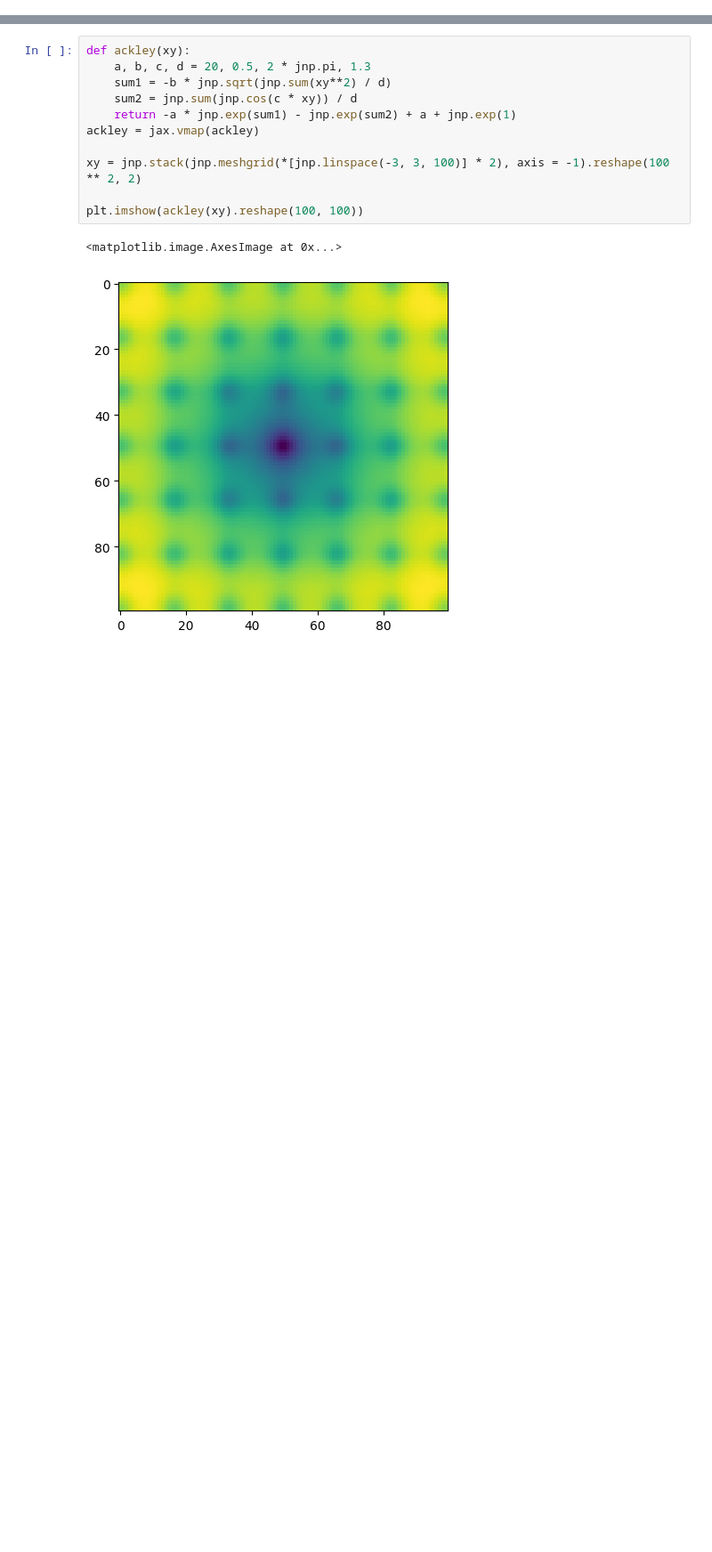
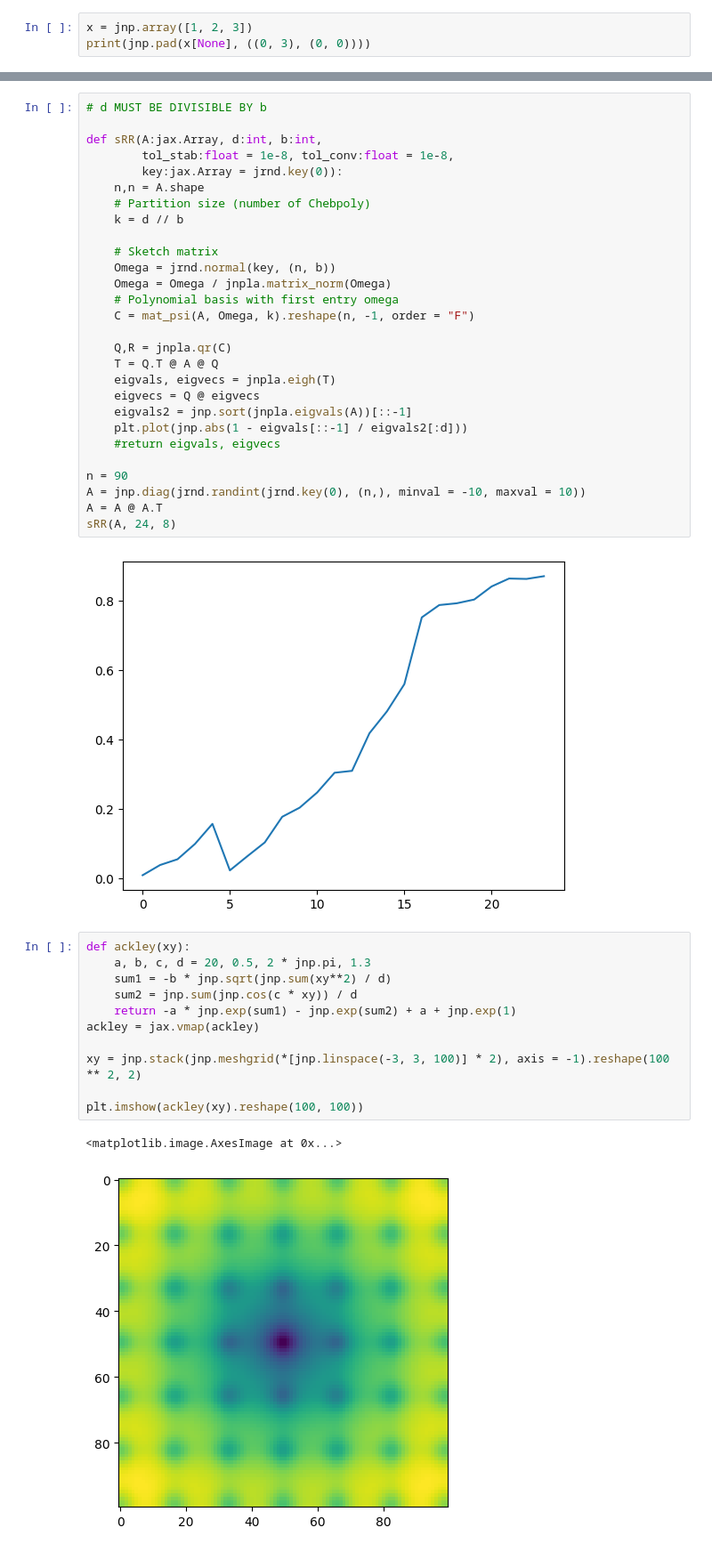
Before and after one commit to ianmessa/PSHAX, a Jupyter notebook: numerics/sketches.ipynb, the cells around one changed output, grey strips where cells are left out. Shown: that part at 89% size. Cells and saved outputs as stored; diff of their text form; blank space fills up the shorter version.

```diff
--- a/numerics/sketches.ipynb
+++ b/numerics/sketches.ipynb
@@ -6,0 +10,3 @@ from sobol import *
+# %%
+x = jnp.array([1, 2, 3])
+print(jnp.pad(x[None], ((0, 3), (0, 0))))
@@ -7,3 +253,33 @@ from sobol import *
+# %%
+# d MUST BE DIVISIBLE BY b
+
+def sRR(A:jax.Array, d:int, b:int,
+        tol_stab:float = 1e-8, tol_conv:float = 1e-8,
+        key:jax.Array = jrnd.key(0)):
+    n,n = A.shape
+    # Partition size (number of Chebpoly)
+    k = d // b
+
+    # Sketch matrix
+    Omega = jrnd.normal(key, (n, b))
+    Omega = Omega / jnpla.matrix_norm(Omega)
+    # Polynomial basis with first entry omega
+    C = mat_psi(A, Omega, k).reshape(n, -1, order = "F")
+
+    Q,R = jnpla.qr(C)
+    T = Q.T @ A @ Q
+    eigvals, eigvecs = jnpla.eigh(T)
+    eigvecs = Q @ eigvecs
+    eigvals2 = jnp.sort(jnpla.eigvals(A))[::-1]
+    plt.plot(jnp.abs(1 - eigvals[::-1] / eigvals2[:d]))
+    #return eigvals, eigvecs
+
+n = 90
+A = jnp.diag(jrnd.randint(jrnd.key(0), (n,), minval = -10, maxval = 10))
+A = A @ A.T
+sRR(A, 24, 8)
+# %% [output]
+[figure, added]
 # %%
 def ackley(xy):
     a, b, c, d = 20, 0.5, 2 * jnp.pi, 1.3
```
Also changed, not shown: parts of 3 cells of this notebook, 11 other files.
